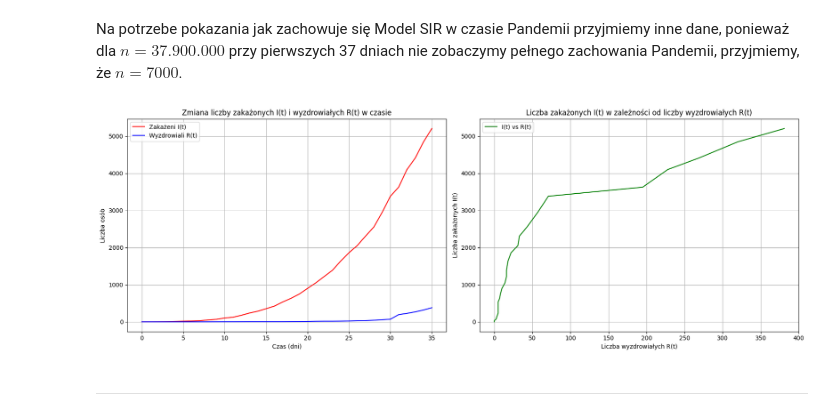
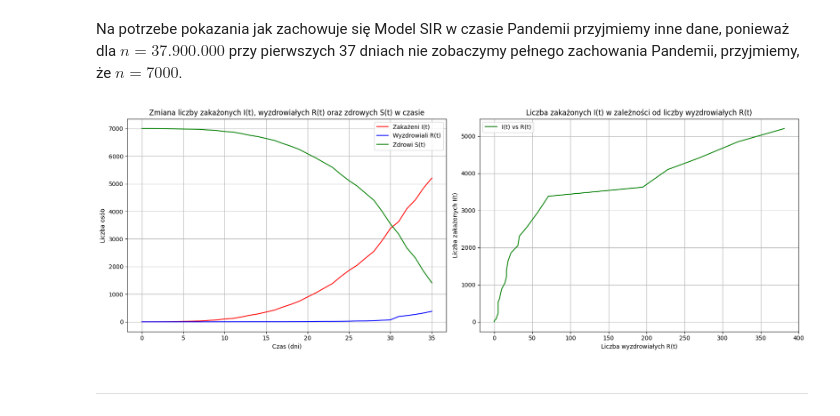
Before and after one commit to 277465/Modelowanie-Pandemii-Sars-cov-19, a Jupyter notebook: projekt.ipynb, the cells around one changed output. Drawn from its saved outputs; the diff is of its cells as text; code cells hidden in the pictures.

Commit message:
zmiana wykresu2

```diff
--- a/projekt.ipynb
+++ b/projekt.ipynb
@@ -109,42 +109,42 @@ Na potrzebe pokazania jak zachowuje się Model SIR w czasie Pandemii przyjmiemy
 # %%
 import numpy as np
 import matplotlib.pyplot as plt
-
-
-
 
 # Parametry
 N = 7000
 infected_data = [1, 1, 3, 6, 11, 17, 22, 31, 51, 68, 104, 125, 177, 238, 287, 355, 425, 536,
                  634, 749, 901, 1051, 1221, 1389, 1638, 1862, 2055, 2311, 2554, 2946, 3383,
                  3627, 4102, 4413, 4848, 5205]
 recovery_data = [0, 0, 0, 0, 0, 0, 0, 0, 1, 2, 3, 3, 4, 5, 5, 5, 5, 5, 7, 8,
                  10, 14, 16, 16, 18, 22, 31, 33, 43, 57, 71, 195, 228, 269, 320, 381]
+# Susceptible (S) to być obliczone jako pozostała liczba osób
+susceptible_data = [N - infected_data[i] - recovery_data[i] for i in range(len(infected_data))]
 
 # Tworzymy wykresy
 fig, ax = plt.subplots(1, 2, figsize=(17, 6))
 
-# Wykres I(t) i R(t) na jednym wykresie
+# Wykres I(t), R(t) i S(t) na jednym wykresie
 ax[0].plot(infected_data, label="Zakażeni I(t)", color='red')
 ax[0].plot(recovery_data, label="Wyzdrowiali R(t)", color='blue')
-ax[0].set_title("Zmiana liczby zakażonych I(t) i wyzdrowiałych R(t) w czasie")
+ax[0].plot(susceptible_data, label="Zdrowi S(t)", color='green')
+ax[0].set_title("Zmiana liczby zakażonych I(t), wyzdrowiałych R(t) oraz zdrowych S(t) w czasie")
 ax[0].set_xlabel("Czas (dni)")
 ax[0].set_ylabel("Liczba osób")
 ax[0].legend()
 ax[0].grid(True)
 
 # Wykres I(t) w zależności od R(t)
 ax[1].plot(recovery_data, infected_data, label="I(t) vs R(t)", color='green')
 ax[1].set_title("Liczba zakażonych I(t) w zależności od liczby wyzdrowiałych R(t)")
 ax[1].set_xlabel("Liczba wyzdrowiałych R(t)")
 ax[1].set_ylabel("Liczba zakażonych I(t)")
 ax[1].legend()
 ax[1].grid(True)
 
 plt.tight_layout()
 plt.show()
 # %% [output]
-[figure, old version]
+[figure, new version]
 # %% [markdown]
 ---
 # %% [markdown]
```
